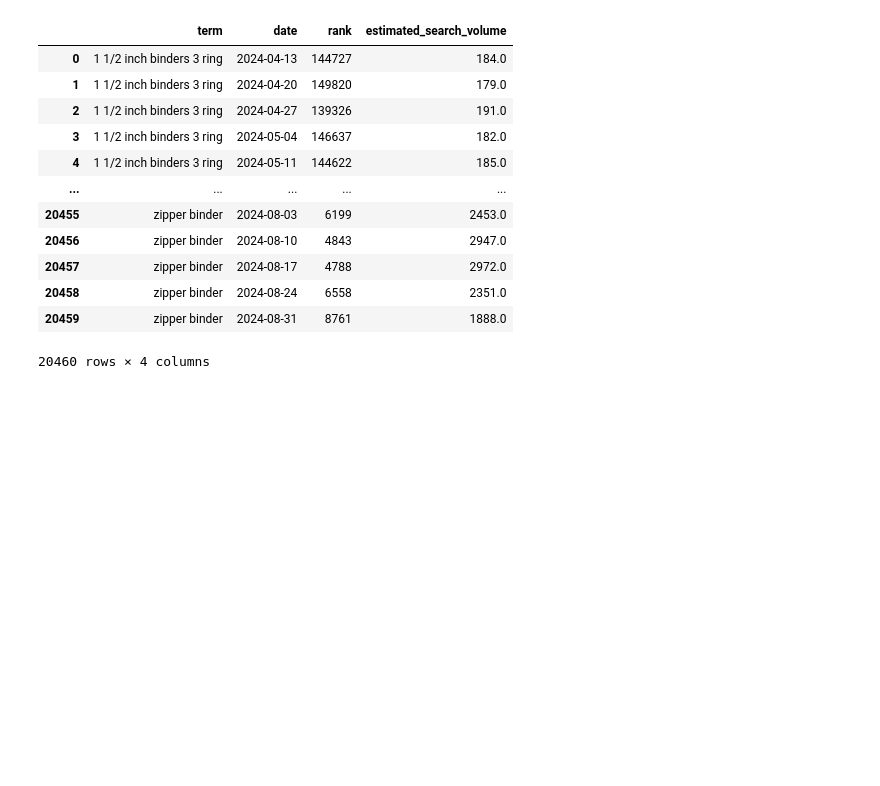
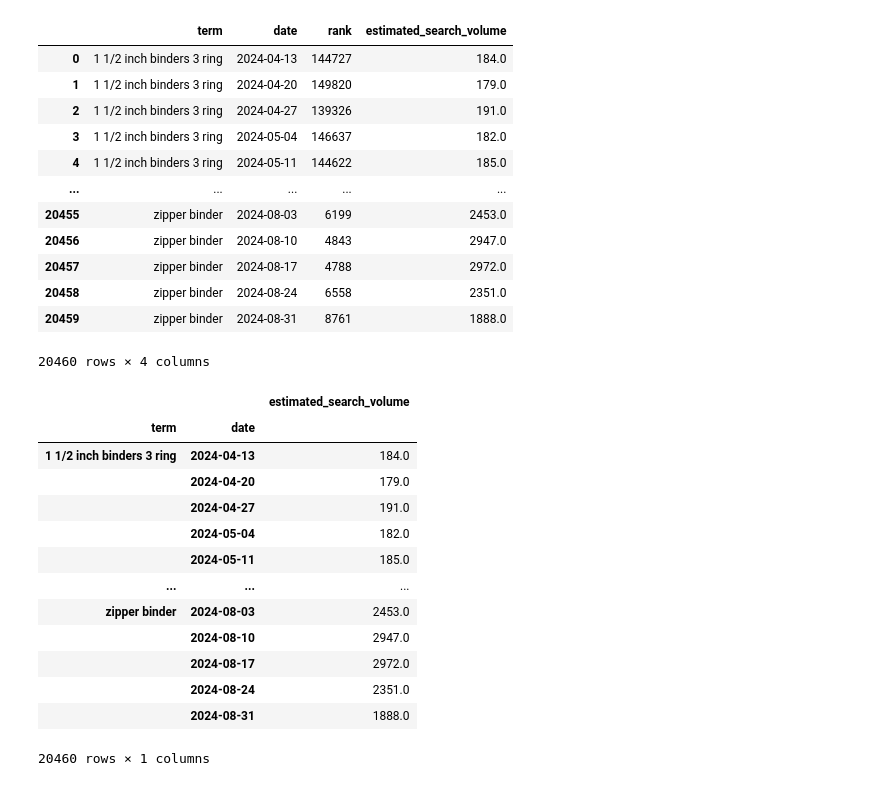
Before and after one commit to TomasDavidYe/ai-tinkerers-prague-demo, a Jupyter notebook: demo_notebook.ipynb, the cells around one changed output. Drawn from its saved outputs; the diff is of its cells as text; code cells hidden in the pictures; blank space fills up the shorter version.

```diff
--- a/demo_notebook.ipynb
+++ b/demo_notebook.ipynb
@@ -38,3 +38,21 @@ term_df
 | 20458 | zipper binder | 2024-08-24 | 6558 | 2351.0 |
 | 20459 | zipper binder | 2024-08-31 | 8761 | 1888.0 |
 20460 rows × 4 columns
+# %%
+stacked_df = term_df[['term', 'date', 'estimated_search_volume']].set_index(['term','date'])
+stacked_df
+# %% [output]
+|  |  | estimated_search_volume |
+| term | date |  |
+| 1 1/2 inch binders 3 ring | 2024-04-13 | 184.0 |
+|  | 2024-04-20 | 179.0 |
+|  | 2024-04-27 | 191.0 |
+|  | 2024-05-04 | 182.0 |
+|  | 2024-05-11 | 185.0 |
+| ... | ... | ... |
+| zipper binder | 2024-08-03 | 2453.0 |
+|  | 2024-08-10 | 2947.0 |
+|  | 2024-08-17 | 2972.0 |
+|  | 2024-08-24 | 2351.0 |
+|  | 2024-08-31 | 1888.0 |
+20460 rows × 1 columns
```
Also changed, not shown: parts of 2 cells of this notebook.
